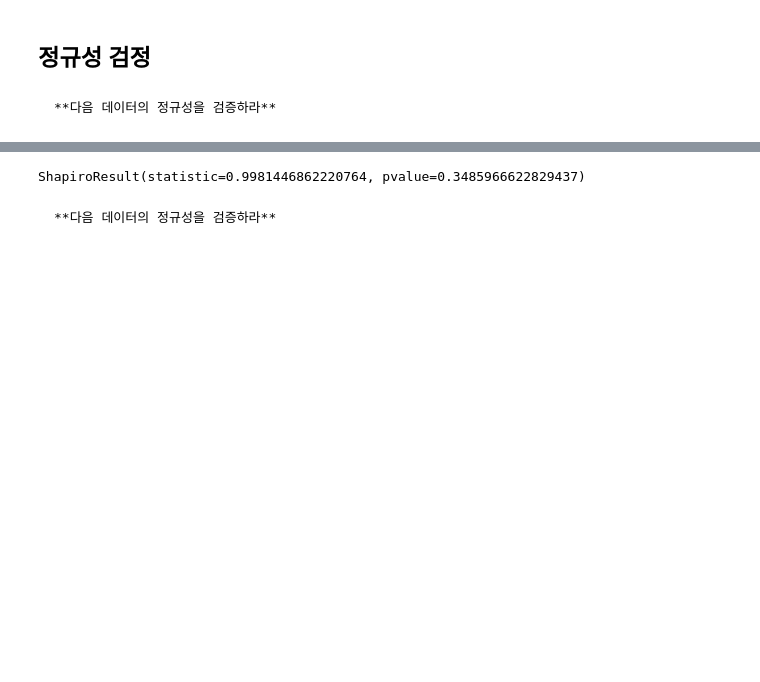
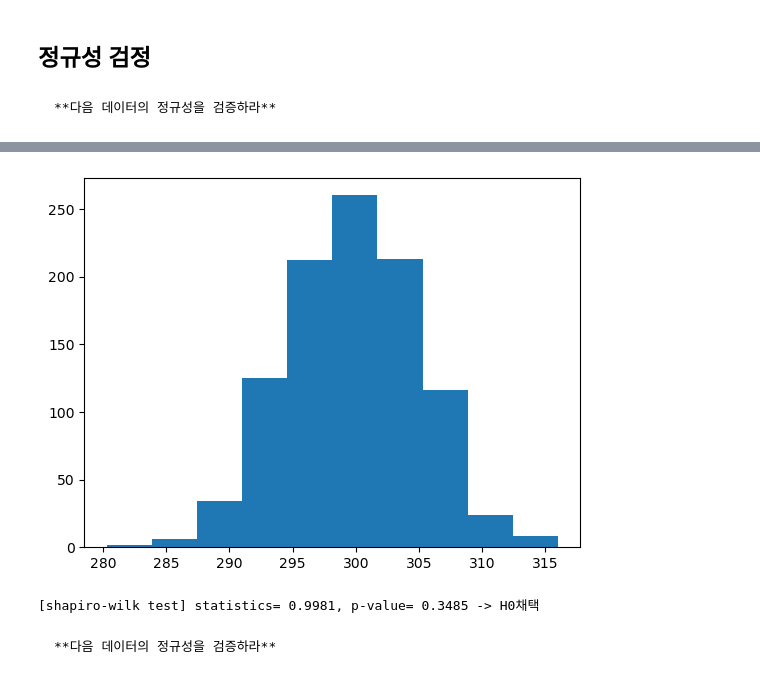
Before and after one commit to steve-park/data-engineering, a Jupyter notebook: DataManim/Type3_1_LAB.ipynb, the cells around one changed output, grey strips where cells are left out. Saved outputs shown, nothing was run; the diff lists cells and outputs as text; code cells hidden in the pictures; blank space fills up the shorter version.

Commit message:
06/20 Datamanim 문제 풀이 완료 - Type-1, Type-3

````diff
--- a/DataManim/Type3_1_LAB.ipynb
+++ b/DataManim/Type3_1_LAB.ipynb
@@ -135,9 +127,15 @@ normal1.csv         100%[===================>]  17.98K  --.-KB/s    /  0s
+# %%
+df = pd.read_csv('https://raw.githubusercontent.com/Datamanim/datarepo/main/scipy/normal1.csv')
+plt.hist(df['data'])
+plt.show()
+# %% [output]
+[figure, added]
 # %%
-
-
 # 샤피로 검정시 p-value가 0.34이므로 유의수준 5%에서 귀무가설("데이터는 정규성을 가진다")을 기각할 수 없다
+s, pvalue = shapiro(df['data'])
+print(f'[shapiro-wilk test] statistics= {s:.4f}, p-value= {pvalue:.4f} -> {"H0기각" if pvalue < 0.05 else "H0채택"}')
 # %% [output]
-ShapiroResult(statistic=0.9981446862220764, pvalue=0.3485966622829437)
+[shapiro-wilk test] statistics= 0.9981, p-value= 0.3485 -> H0채택
 # %% [markdown]
 ```{admonition} Question
 **다음 데이터의 정규성을 검증하라**
````
Also changed, not shown: parts of 112 cells of this notebook, 10 other files.
